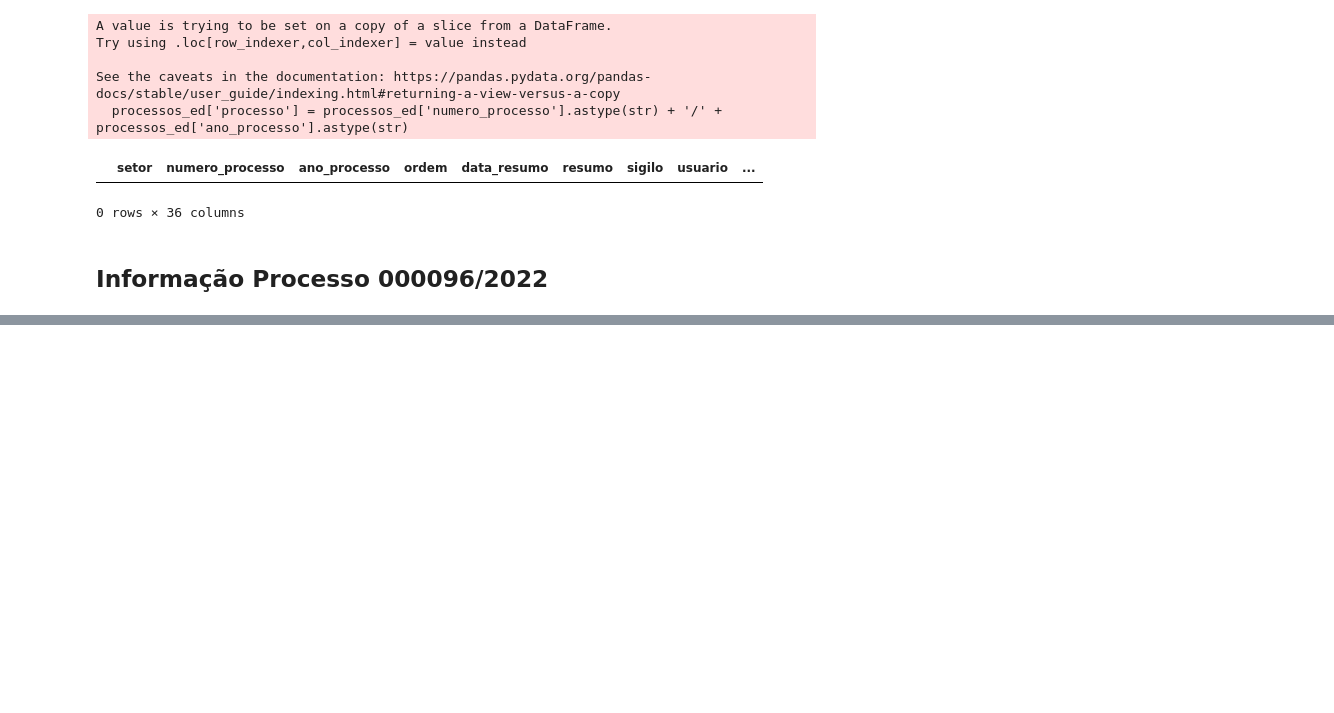
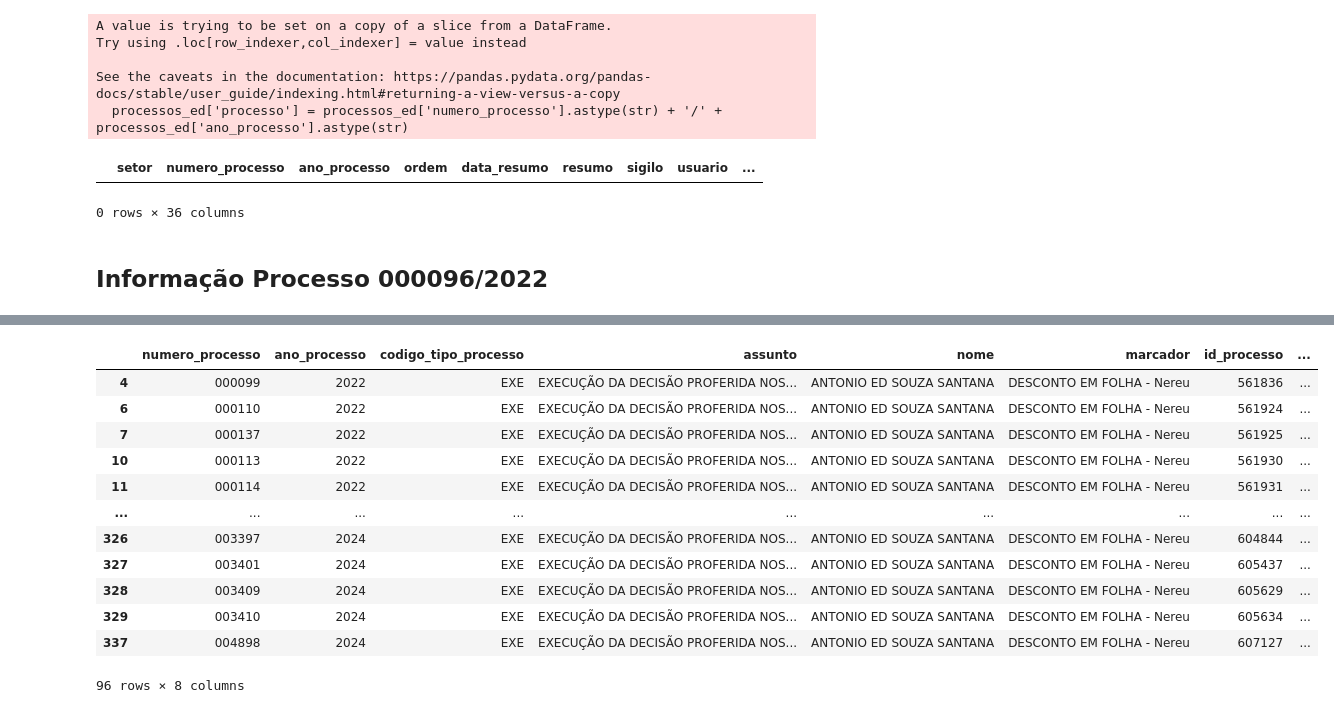
Before and after one commit to eduardoplima/ccd, a Jupyter notebook: scripts/lab_nereu.ipynb, the cells around one changed output, grey strips where cells are left out. Cells and saved outputs as stored; diff of their text form; code cells hidden in the pictures; blank space fills up the shorter version.

Commit message:
Informação Nereu 29052025

```diff
--- a/scripts/lab_nereu.ipynb
+++ b/scripts/lab_nereu.ipynb
@@ -208,0 +274,16 @@ df_informacoes[df_informacoes.setor == 'CONJU']
+# %%
+processos_ed[~processos_ed.processo.isin(com_protesto['processo'])]
+# %% [output]
+|  | numero_processo | ano_processo | codigo_tipo_processo | assunto | nome | marcador | id_processo | ... |
+| 4 | 000099 | 2022 | EXE | EXECUÇÃO DA DECISÃO PROFERIDA NOS... | ANTONIO ED SOUZA SANTANA | DESCONTO EM FOLHA - Nereu | 561836 | ... |
+| 6 | 000110 | 2022 | EXE | EXECUÇÃO DA DECISÃO PROFERIDA NOS... | ANTONIO ED SOUZA SANTANA | DESCONTO EM FOLHA - Nereu | 561924 | ... |
+| 7 | 000137 | 2022 | EXE | EXECUÇÃO DA DECISÃO PROFERIDA NOS... | ANTONIO ED SOUZA SANTANA | DESCONTO EM FOLHA - Nereu | 561925 | ... |
+| 10 | 000113 | 2022 | EXE | EXECUÇÃO DA DECISÃO PROFERIDA NOS... | ANTONIO ED SOUZA SANTANA | DESCONTO EM FOLHA - Nereu | 561930 | ... |
+| 11 | 000114 | 2022 | EXE | EXECUÇÃO DA DECISÃO PROFERIDA NOS... | ANTONIO ED SOUZA SANTANA | DESCONTO EM FOLHA - Nereu | 561931 | ... |
+| ... | ... | ... | ... | ... | ... | ... | ... | ... |
+| 326 | 003397 | 2024 | EXE | EXECUÇÃO DA DECISÃO PROFERIDA NOS... | ANTONIO ED SOUZA SANTANA | DESCONTO EM FOLHA - Nereu | 604844 | ... |
+| 327 | 003401 | 2024 | EXE | EXECUÇÃO DA DECISÃO PROFERIDA NOS... | ANTONIO ED SOUZA SANTANA | DESCONTO EM FOLHA - Nereu | 605437 | ... |
+| 328 | 003409 | 2024 | EXE | EXECUÇÃO DA DECISÃO PROFERIDA NOS... | ANTONIO ED SOUZA SANTANA | DESCONTO EM FOLHA - Nereu | 605629 | ... |
+| 329 | 003410 | 2024 | EXE | EXECUÇÃO DA DECISÃO PROFERIDA NOS... | ANTONIO ED SOUZA SANTANA | DESCONTO EM FOLHA - Nereu | 605634 | ... |
+| 337 | 004898 | 2024 | EXE | EXECUÇÃO DA DECISÃO PROFERIDA NOS... | ANTONIO ED SOUZA SANTANA | DESCONTO EM FOLHA - Nereu | 607127 | ... |
+96 rows × 8 columns
```
Also changed, not shown: parts of 17 cells of this notebook, 1 other file.
